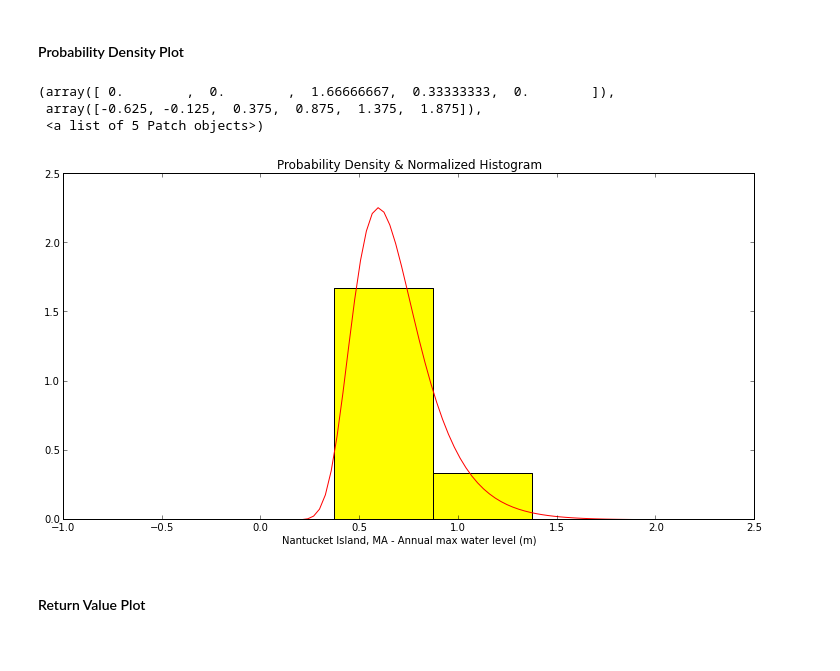
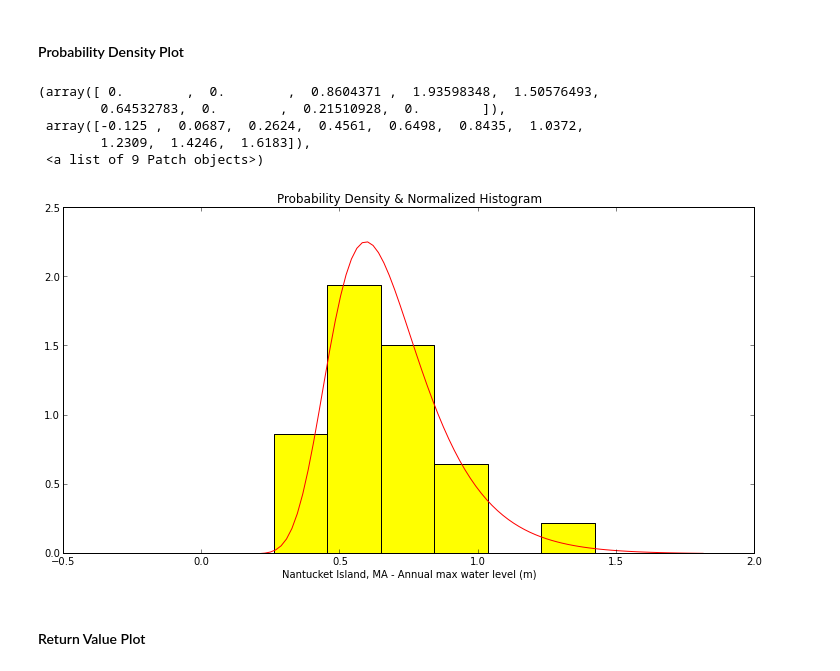
Before and after one commit to ioos/system-test, a Jupyter notebook: theme2_extreme_events/ioos_extreme_events_water_level.ipynb, the cells around one changed output. Cells and saved outputs as stored; diff of their text form; code cells hidden in the pictures.

Commit message:
Theme2 water level extremes
-update to the last commit with better histogram bins and map zoom

```diff
--- a/theme2_extreme_events/ioos_extreme_events_water_level.ipynb
+++ b/theme2_extreme_events/ioos_extreme_events_water_level.ipynb
@@ -271,7 +271,9 @@ def inline_map(map):
     map._build_map()
     return HTML('<iframe srcdoc="{srcdoc}" style="width: 100%; height: 500px; border: none"></iframe>'.format(srcdoc=map.HTML.replace('"', '&quot;')))
 
-map = folium.Map(location=[40, -99], zoom_start=10)
+
+#print bounding_box[0]
+map = folium.Map(location=[bounding_box[0][1], bounding_box[0][0]], zoom_start=6)
 
 station_yearly_max = []
 for s in station_list:
@@ -353,23 +355,25 @@ The mean, sigma, and shape parameters are 0.592247615711, 0.16293628494, and 0.0
 # %% [markdown]
 #### Probability Density Plot
 # %%
-min_x = min(annual_max_levels)-1
-max_x = max(annual_max_levels)+1
+min_x = min(annual_max_levels)-0.5
+max_x = max(annual_max_levels)+0.5
 x = np.linspace(min_x, max_x, num=100)
 y = [sea_levels_gev_pdf(z) for z in x]
 
 fig = plt.figure(figsize=(12,6))
 axes = fig.add_axes([0.1, 0.1, 0.8, 0.8])
 xlabel = (s["long_name"][0] + " - Annual max water level (m)")
 axes.set_title("Probability Density & Normalized Histogram")
 axes.set_xlabel(xlabel)
 axes.plot(x, y, color='Red')
-axes.hist(annual_max_levels, bins=arange(min_x, max_x, 0.5), normed=1, color='Yellow')
+axes.hist(annual_max_levels, bins=arange(min_x, max_x, abs((max_x-min_x)/10)), normed=1, color='Yellow')
 # %% [output]
-(array([ 0.        ,  0.        ,  1.66666667,  0.33333333,  0.        ]),
- array([-0.625, -0.125,  0.375,  0.875,  1.375,  1.875]),
- <a list of 5 Patch objects>)
+(array([ 0.        ,  0.        ,  0.8604371 ,  1.93598348,  1.50576493,
+        0.64532783,  0.        ,  0.21510928,  0.        ]),
+ array([-0.125 ,  0.0687,  0.2624,  0.4561,  0.6498,  0.8435,  1.0372,
+        1.2309,  1.4246,  1.6183]),
+ <a list of 9 Patch objects>)
-[figure, old version]
+[figure, new version]
 # %% [markdown]
 #### Return Value Plot
 # %% [markdown]
```
